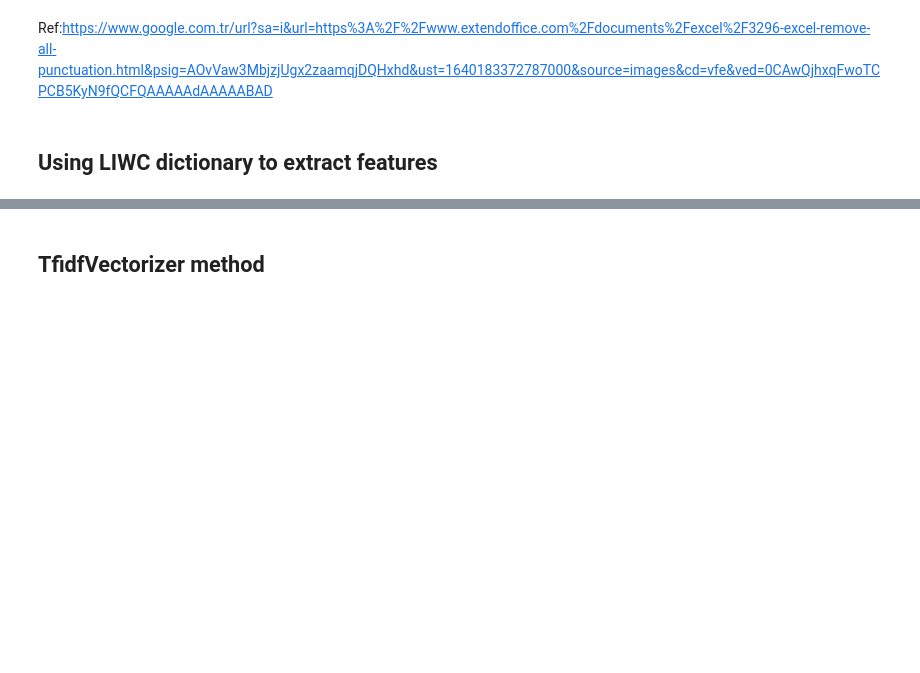
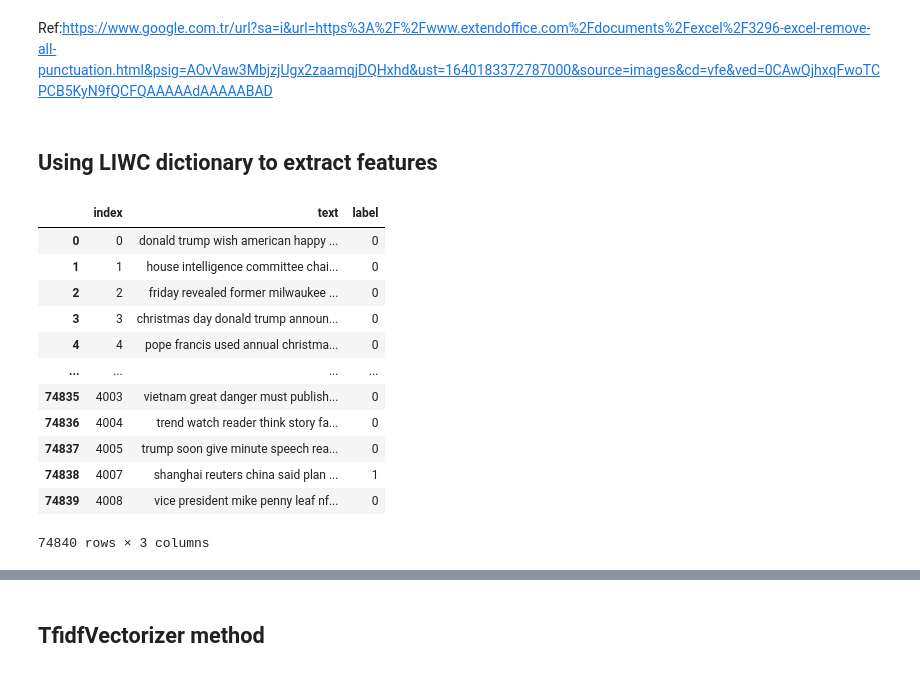
Before and after one commit to AbderrhmanAbdellatif/Fake-News-Detection, a Jupyter notebook: fake-newspaper-detection-with-liwc-dictionary.ipynb, the cells around one changed output, grey strips where cells are left out. Saved outputs shown, nothing was run; the diff lists cells and outputs as text; code cells hidden in the pictures; blank space fills up the shorter version.

```diff
--- a/fake-newspaper-detection-with-liwc-dictionary.ipynb
+++ b/fake-newspaper-detection-with-liwc-dictionary.ipynb
@@ -361,3 +380,19 @@ def punctuation_removal(text):
 fake_news_Df['text'] = fake_news_Df['text'].apply(punctuation_removal)
 # %% [markdown]
 ## Using LIWC dictionary to extract features
+# %%
+fake_news_Df
+# %% [output]
+|  | index | text | label |
+| 0 | 0 | donald trump wish american happy ... | 0 |
+| 1 | 1 | house intelligence committee chai... | 0 |
+| 2 | 2 | friday revealed former milwaukee ... | 0 |
+| 3 | 3 | christmas day donald trump announ... | 0 |
+| 4 | 4 | pope francis used annual christma... | 0 |
+| ... | ... | ... | ... |
+| 74835 | 4003 | vietnam great danger must publish... | 0 |
+| 74836 | 4004 | trend watch reader think story fa... | 0 |
+| 74837 | 4005 | trump soon give minute speech rea... | 0 |
+| 74838 | 4007 | shanghai reuters china said plan ... | 1 |
+| 74839 | 4008 | vice president mike penny leaf nf... | 0 |
+74840 rows × 3 columns
```
Also changed, not shown: parts of 36 cells of this notebook.
